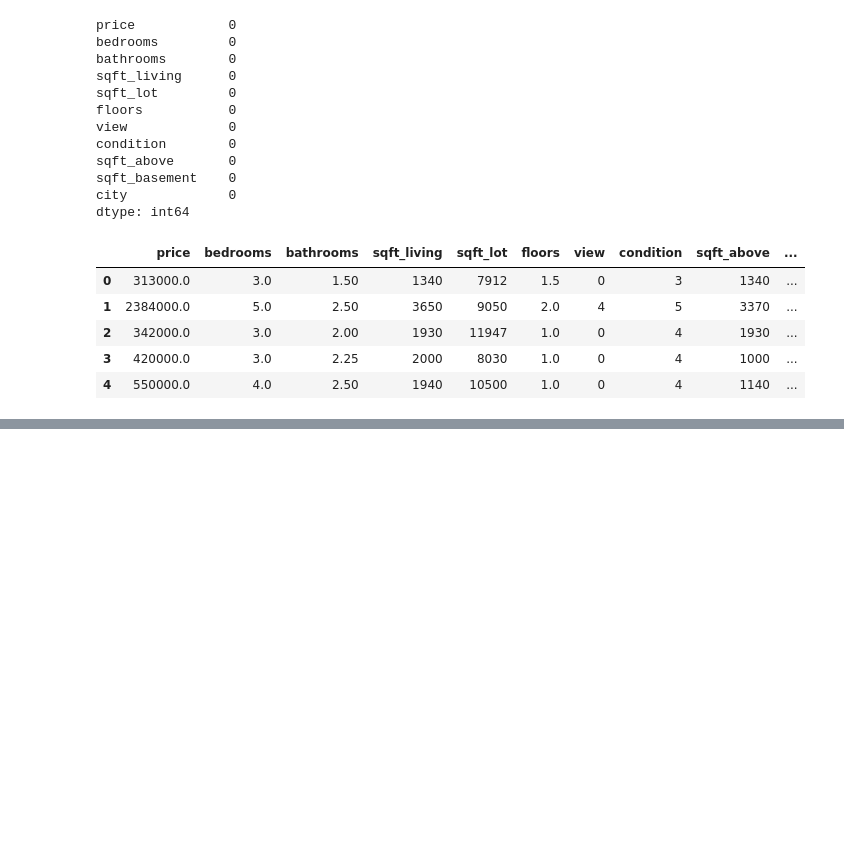
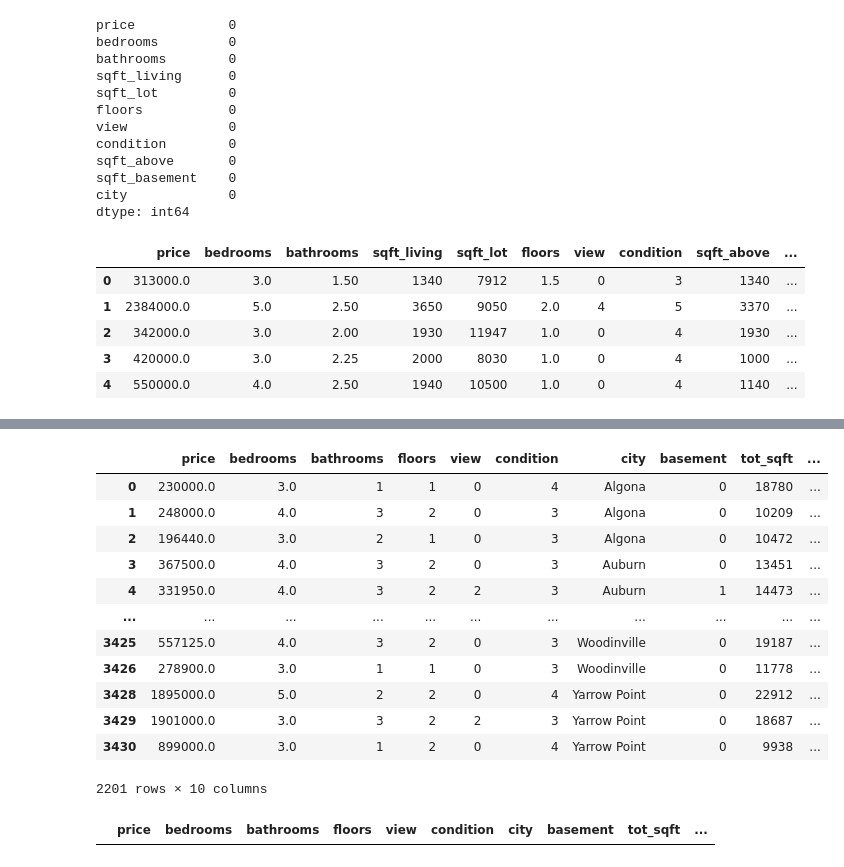
Before and after one commit to Gopz28/cognorise-infotech-Tasks, a Jupyter notebook: Model/USA_houseprice.ipynb, the cells around one changed output, grey strips where cells are left out. Saved outputs shown, nothing was run; the diff lists cells and outputs as text; code cells hidden in the pictures; blank space fills up the shorter version.

```diff
--- a/Model/USA_houseprice.ipynb
+++ b/Model/USA_houseprice.ipynb
@@ -175,0 +315,16 @@ df3.head()
+# %%
+def remove_bhk_outliers(df):
+    exclude_indeces = np.array([])
+    for location ,location_df in df.groupby('city'):
+        bhk_stats = {}
+        for bhk,bhk_df in location_df.groupby('bedrooms'):
+            bhk_stats[bhk] = {
+                'mean': np.mean(bhk_df.price_per_sqft),
+                'std': np.std(bhk_df.price_per_sqft),
+                'count': bhk_df.shape[0]
+            }
+        for bhk,bhk_df in location_df.groupby('bedrooms'):
+            stats = bhk_stats.get(bhk-1)
+            if stats and stats['count']>5:
+                exclude_indeces = np.append(exclude_indeces,bhk_df[bhk_df.price_per_sqft<(stats['mean'])].index.values)
+    return df.drop(exclude_indeces,axis = 'index')
@@ -175,0 +336,20 @@ df3.head()
+# %%
+temp
+# %% [output]
+|  | price | bedrooms | bathrooms | floors | view | condition | city | basement | tot_sqft | ... |
+| 0 | 230000.0 | 3.0 | 1 | 1 | 0 | 4 | Algona | 0 | 18780 | ... |
+| 1 | 248000.0 | 4.0 | 3 | 2 | 0 | 3 | Algona | 0 | 10209 | ... |
+| 2 | 196440.0 | 3.0 | 2 | 1 | 0 | 3 | Algona | 0 | 10472 | ... |
+| 3 | 367500.0 | 4.0 | 3 | 2 | 0 | 3 | Auburn | 0 | 13451 | ... |
+| 4 | 331950.0 | 4.0 | 3 | 2 | 2 | 3 | Auburn | 1 | 14473 | ... |
+| ... | ... | ... | ... | ... | ... | ... | ... | ... | ... | ... |
+| 3425 | 557125.0 | 4.0 | 3 | 2 | 0 | 3 | Woodinville | 0 | 19187 | ... |
+| 3426 | 278900.0 | 3.0 | 1 | 1 | 0 | 3 | Woodinville | 0 | 11778 | ... |
+| 3428 | 1895000.0 | 5.0 | 2 | 2 | 0 | 4 | Yarrow Point | 0 | 22912 | ... |
+| 3429 | 1901000.0 | 3.0 | 3 | 2 | 2 | 3 | Yarrow Point | 0 | 18687 | ... |
+| 3430 | 899000.0 | 3.0 | 1 | 2 | 0 | 4 | Yarrow Point | 0 | 9938 | ... |
+2201 rows × 10 columns
+# %%
+df7[df7.bathrooms>df7.bedrooms+2]
+# %% [output]
+|  | price | bedrooms | bathrooms | floors | view | condition | city | basement | tot_sqft | ... |
```
Also changed, not shown: parts of 30 cells of this notebook.
